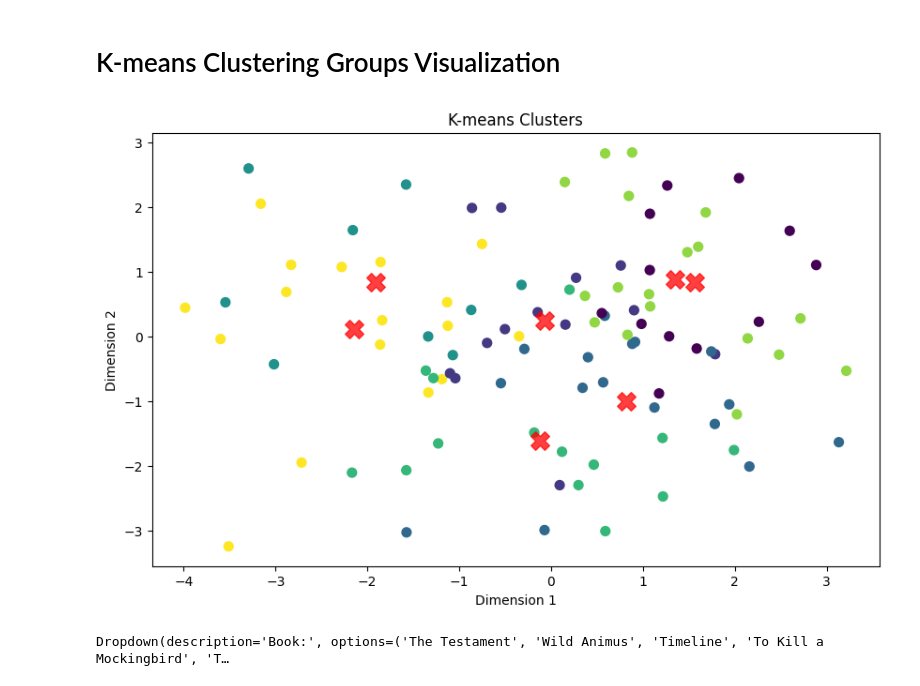
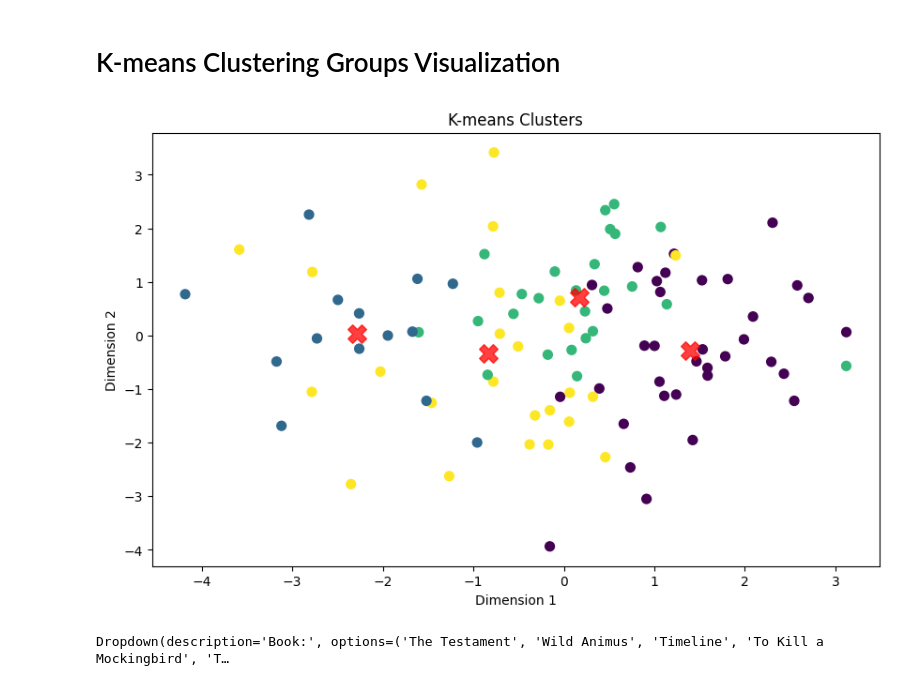
Before and after one commit to ElleyFolks/WGU-Capstone, a Jupyter notebook: task 2 code/WGU_Capstone.ipynb, the cells around one changed output. Cells and saved outputs as stored; diff of their text form; code cells hidden in the pictures.

```diff
--- a/task 2 code/WGU_Capstone.ipynb
+++ b/task 2 code/WGU_Capstone.ipynb
@@ -448,6 +426,6 @@ Number of clusters = 9, the average silhouette_score is 0.07372153550386429.
 # %%
 from sklearn.cluster import KMeans
-number_of_clusters = 7
+number_of_clusters = 4
 
 # fitting kmeans model to trained book embeddings
 kmeans = KMeans(n_clusters=number_of_clusters, random_state=42).fit(trained_book_embeddings)
@@ -501,27 +492,42 @@ plt.show()
 # %%
 import matplotlib.pyplot as plt
 from sklearn.decomposition import PCA
 
-y_kmeans = kmeans.labels_
+def visualize_clusters(trained_book_embeddings, kmeans):
+    """
+    Visualizes the clusters generated by K-means algorithm using PCA for dimensionality reduction.
 
-# Reduce dimensions with PCA for visualization
-pca = PCA(n_components=2)
-embeddings_2d = pca.fit_transform(trained_book_embeddings)
+    Parameters:
+    trained_book_embeddings (array-like): The trained book embeddings.
+    kmeans (KMeans): The trained K-means model.
 
-# Plot the clusters
-plt.figure(figsize=(10, 6))
-plt.scatter(embeddings_2d[:, 0], embeddings_2d[:, 1], c=y_kmeans, s=50, cmap='viridis')
+    Returns:
+    None
+    """
 
-# Plot the centroids
-centers_2d = pca.transform(kmeans.cluster_centers_)
-plt.scatter(centers_2d[:, 0], centers_2d[:, 1], c='red', s=200, alpha=0.75, marker='X')
+    # Get the labels assigned by K-means
+    y_kmeans = kmeans.labels_
 
-plt.title('K-means Clusters')
-plt.xlabel('Dimension 1')
-plt.ylabel('Dimension 2')
-plt.show()
+    # Reduce dimensions with PCA for visualization
+    pca = PCA(n_components=2)
+    embeddings_2d = pca.fit_transform(trained_book_embeddings)
+
+    # Plot the clusters
+    plt.figure(figsize=(10, 6))
+    plt.scatter(embeddings_2d[:, 0], embeddings_2d[:, 1], c=y_kmeans, s=50, cmap='viridis')
+
+    # Plot the centroids
+    centers_2d = pca.transform(kmeans.cluster_centers_)
+    plt.scatter(centers_2d[:, 0], centers_2d[:, 1], c='red', s=200, alpha=0.75, marker='X')
+
+    plt.title('K-means Clusters')
+    plt.xlabel('Dimension 1')
+    plt.ylabel('Dimension 2')
+    plt.show()
+
+visualize_clusters(trained_book_embeddings, kmeans)
 # %% [output]
-[figure, old version]
+[figure, new version]
 # %%
 import numpy as np
 from ipywidgets import widgets
```
Also changed, not shown: parts of 11 cells of this notebook, 1 other file.
